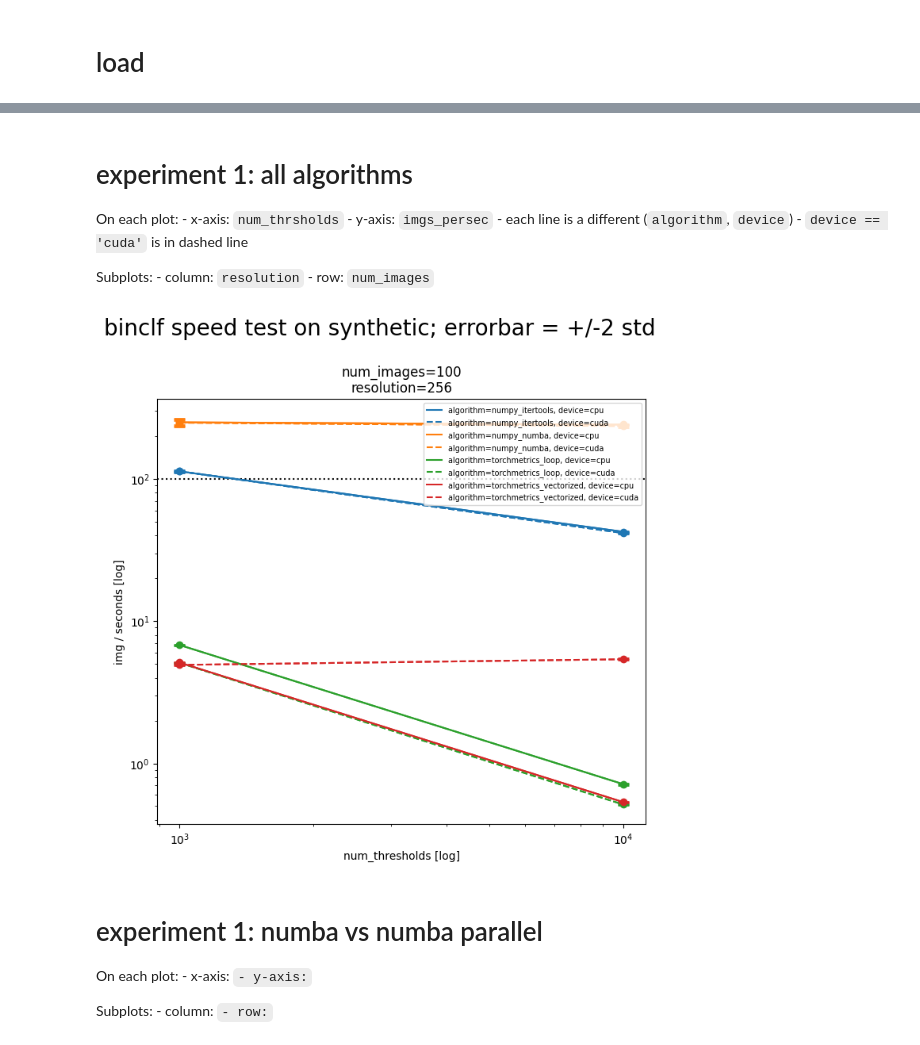
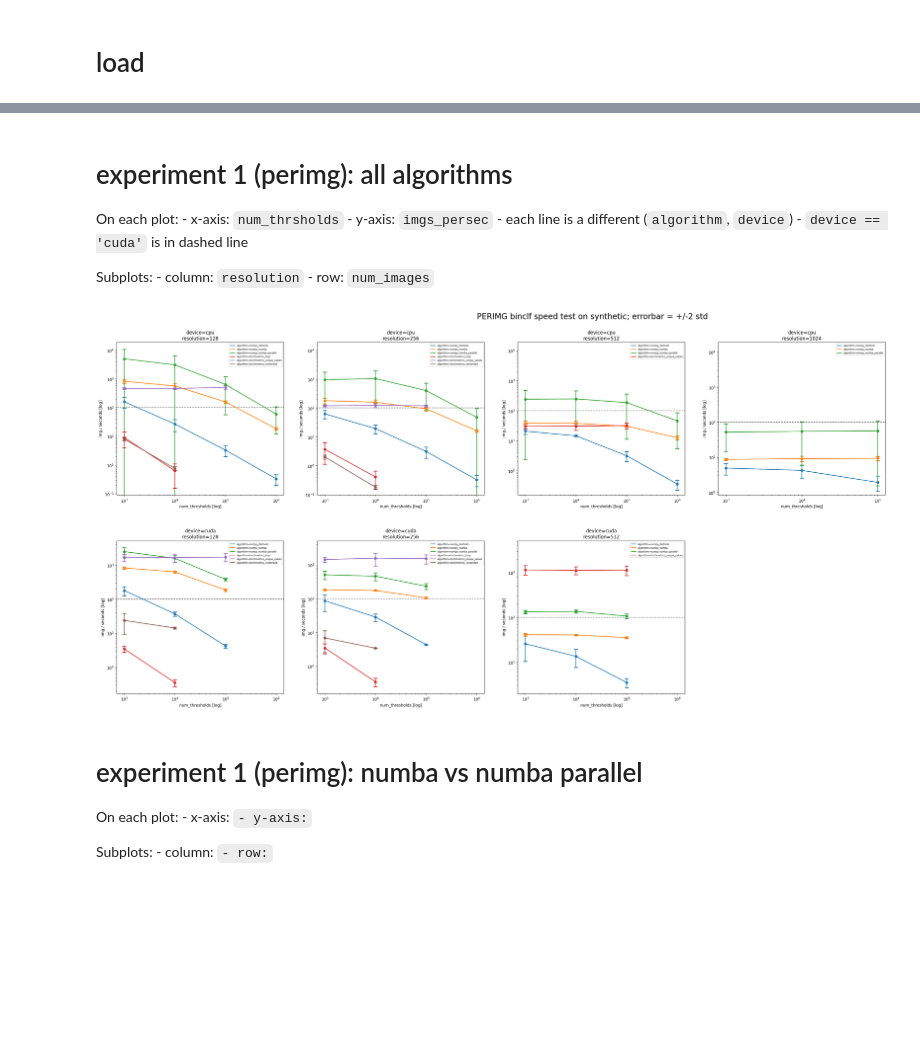
Before and after one commit to jpcbertoldo/binclf-speed-test, a Jupyter notebook: analyze.ipynb, the cells around one changed output, grey strips where cells are left out. Cells and saved outputs as stored; diff of their text form; code cells hidden in the pictures; blank space fills up the shorter version.

Commit message:
update analyze with set-binclf test

```diff
--- a/analyze.ipynb
+++ b/analyze.ipynb
@@ -18,8 +18,7 @@ pd.set_option('display.precision', 5)
 # load
 # %%
 from pathlib import Path
-# LOAD_DIR = Path("./.cache/binclf-speed-test")
-LOAD_DIR = Path("./.cache/binclf-speed-test-samet")
+LOAD_DIR = Path("./.cache/binclf-speed-test")
 assert LOAD_DIR.exists()
 
 from pathlib import Path
@@ -28,8 +27,7 @@ print(f"{len(csv_fpaths)} csv files found")
 
 import pandas as pd
 df = pd.concat([pd.read_csv(fpath) for fpath in csv_fpaths], ignore_index=True, axis=0, sort=False)
-df["imgs_persec"] = df["num_images"] / df["seconds"]
-
+df["mode"] = df["mode"].fillna("perimg")
 df.head()
 df.shape
 # %% [output]
@@ -53,2 +42,6 @@ unique_experiments.shape
-# %%
-df.sort_values(EXPERIMENT_COLS + MEASUREMENT_COLS[:1], inplace=True)
+# %%
+df_perimg = df.query('mode == "perimg"')
+df_perimg = df_perimg.drop(columns=["mode"]).reset_index(drop=True)
+df_perimg["imgs_persec"] = df_perimg["num_images"] / df_perimg["seconds"]
+df_perimg.head()
+df_perimg.shape
@@ -55,5 +74,5 @@ df.sort_values(EXPERIMENT_COLS + MEASUREMENT_COLS[:1], inplace=True)
 # %% [markdown]
-# experiment 1: all algorithms
+# experiment 1 (perimg): all algorithms
 
 On each plot:
     - x-axis: `num_thrsholds`
@@ -68,25 +87,23 @@ Subplots:
 import numpy as np
 from matplotlib import pyplot as plt
 
-PLOTGRID_ROW_COLS = ["num_images"]
+PLOTGRID_ROW_COLS = ["device"]
 PLOTGRID_COL_COLS = ["resolution"]
-LINE_COLS = ["algorithm", "device"]
+LINE_COLS = ["algorithm", ]
 
-dfplot = df.query("num_images not in (10,) and algorithm not in ('numpy_numba_parallel')")
+dfplot = df_perimg.query("num_images in (200,) ")
 
 # `pg` stands for `plotgrid`
-pg_row_dfidxs = dfplot.groupby(PLOTGRID_ROW_COLS).size().index.tolist()
-pg_col_dfidxs = dfplot.groupby(PLOTGRID_COL_COLS).size().index.tolist()
+pg_row_dfidxs = dfplot.groupby(PLOTGRID_ROW_COLS).size().index.tolist() if len(PLOTGRID_ROW_COLS) > 0 else [None]
+pg_col_dfidxs = dfplot.groupby(PLOTGRID_COL_COLS).size().index.tolist() if len(PLOTGRID_COL_COLS) > 0 else [None]
 
-fig, axes = plt.subplots(nr := len(pg_row_dfidxs), nc := len(pg_col_dfidxs), figsize=(nc * (sz := 7), nr * sz))
+fig, axes = plt.subplots(nr := len(pg_row_dfidxs), nc := len(pg_col_dfidxs) + 1, figsize=(nc * (sz := 7), nr * sz))
 axes = (axes if nr*nc > 1 else np.array(axes) ).reshape(nr, nc)
 
 # `gidx` stands for `group index` , `gdf` stands for `group dataframe`
-for pgrow_gidx, pgrow_gdf in dfplot.groupby(PLOTGRID_ROW_COLS):
-    for pgcol_gidx, pgcol_gdf in pgrow_gdf.groupby(PLOTGRID_COL_COLS):
-
-        if len(pgcol_gdf) == 0:
-            continue
+for pgrow_gidx, pgrow_gdf in dfplot.groupby(PLOTGRID_ROW_COLS) if len(PLOTGRID_ROW_COLS) > 0 else [((None,), dfplot)]:
+    for pgcol_gidx, pgcol_gdf in pgrow_gdf.groupby(PLOTGRID_COL_COLS) if len(PLOTGRID_COL_COLS) > 0 else [((None,), pgrow_gdf)]:
+        if len(pgcol_gdf) == 0: continue
 
         # convert dataframe index (tuple[any]) into int index of the plotgrid rows and columns
         # it has to be converted like this because some `pgrow_df` may not have all the column groups
@@ -96,66 +113,57 @@ for pgrow_gidx, pgrow_gdf in dfplot.groupby(PLOTGRID_ROW_COLS):
         ax = axes[pg_ridx, pg_cidx]
 
         # `rname`/`cname` stands for `row-name`/`col-name`
-        pg_rname = ", ".join(map("=".join, zip(PLOTGRID_ROW_COLS, map(str, pgrow_gidx))))
-        pg_cname = ", ".join(map("=".join, zip(PLOTGRID_COL_COLS, map(str, pgcol_gidx))))
-        _ = ax.set_title(f"{pg_rname}\n{pg_cname}")
+        pg_rname = ", ".join(map("=".join, zip(PLOTGRID_ROW_COLS, map(str, pgrow_gidx)))) if pgrow_gidx[0] is not None else ""
+        pg_cname = ", ".join(map("=".join, zip(PLOTGRID_COL_COLS, map(str, pgcol_gidx)))) if pgcol_gidx[0] is not None else ""
+        _ = ax.set_title(f"{pg_rname}\n{pg_cname}".strip())
 
-        # CUSTOM
-        pgcol_gdf.sort_values(LINE_COLS, inplace=True)  # important for the color/dashed logic
-
-        for line_gidx, line_gdf in pgcol_gdf.groupby(LINE_COLS):
+        for line_gidx, line_gdf in pgcol_gdf.groupby(LINE_COLS) if len(LINE_COLS) > 0 else [((None,), pgcol_gdf)]:
+            if len(line_gdf) == 0: continue
 
             # `lname` stands for `line-name`
-            pg_lname = ", ".join(map("=".join, zip(LINE_COLS, map(str, line_gidx))))
+            pg_lname = ", ".join(map("=".join, zip(LINE_COLS, map(str, line_gidx)))) if line_gidx is not None else ""
 
-            # --- CUSTOM ---
+            # ------------------------------------------------------------
             data = line_gdf.groupby("num_thresholds").describe()["imgs_persec"][["mean", "std", "count"]].reset_index()
             xs = data["num_thresholds"]
             ys = data["mean"]
             yerr = data["std"] * 2
-            algorithm, device = line_gidx
-
-            if device == "cpu":
-                line_handle = ax.plot(xs, ys, label=pg_lname, linestyle="-")[0]
-            else:
-                # plot here is from the previous iteration
-                line_handle = ax.plot(xs, ys, label=pg_lname, linestyle="--", color=line_handle.get_color())[0]
-
+            line_handle = ax.plot(xs, ys, label=pg_lname, linestyle="-")[0]
             if not np.isnan(yerr).any():
                 _ = ax.errorbar(
                     xs, ys, yerr=yerr,
                     fmt='o', capsize=5, capthick=2,
                     ecolor=line_handle.get_color(), color=line_handle.get_color(), linestyle=line_handle.get_linestyle()
                 )
 
         _ = ax.axhline(100, color='k', linestyle=":")
 
         _ = ax.set_xscale("log")
         _ = ax.set_yscale("log")
         _ = ax.set_xlabel("num_thresholds [log]")
         _ = ax.set_ylabel("img / seconds [log]")
-        _ = ax.legend(loc='upper right', fontsize='x-small')
+        _ = ax.legend(loc='upper right', fontsize='xx-small')
 
 
 lims = np.array([[ax.get_xlim(), ax.get_ylim()] for ax in axes.flatten()]).reshape(axes.shape + (2, 2))
 pgrows_lims = np.stack([lims[..., 0].min(axis=1), lims[..., 1].max(axis=1)], axis=-1)
 pgcols_lims = np.stack([lims[..., 0].min(axis=0), lims[..., 1].max(axis=0)], axis=-1)
 
 # grid-row: same y-axis limits
 for ax, (ridx, cidx) in zip(axes.flatten(), np.ndindex(axes.shape)): _ = ax.set_ylim(pgrows_lims[ridx][1])
 # grid-col: same x-axis limits
 for ax, (ridx, cidx) in zip(axes.flatten(), np.ndindex(axes.shape)): _ = ax.set_xlim(pgcols_lims[cidx][0])
 
 # turn off axes for subplots that are empty
 for ax in [ax for ax in axes.flatten() if not ax.get_title()]: _ = ax.set_visible(False)
 
-_ = fig.suptitle("binclf speed test on synthetic; errorbar = +/-2 std", fontsize=20, y=1.002)
+_ = fig.suptitle("PERIMG binclf speed test on synthetic; errorbar = +/-2 std", fontsize=20, y=1.002)
 _ = fig.tight_layout(h_pad=0, w_pad=0)
 _ = fig.subplots_adjust(hspace=0.3, wspace=0.2)
 # %% [output]
-[figure, old version]
+[figure, new version]
 # %% [markdown]
-# experiment 1: numba vs numba parallel
+# experiment 1 (perimg): numba vs numba parallel
 
 On each plot:
     - x-axis: ``
```
Also changed, not shown: parts of 11 cells of this notebook.
